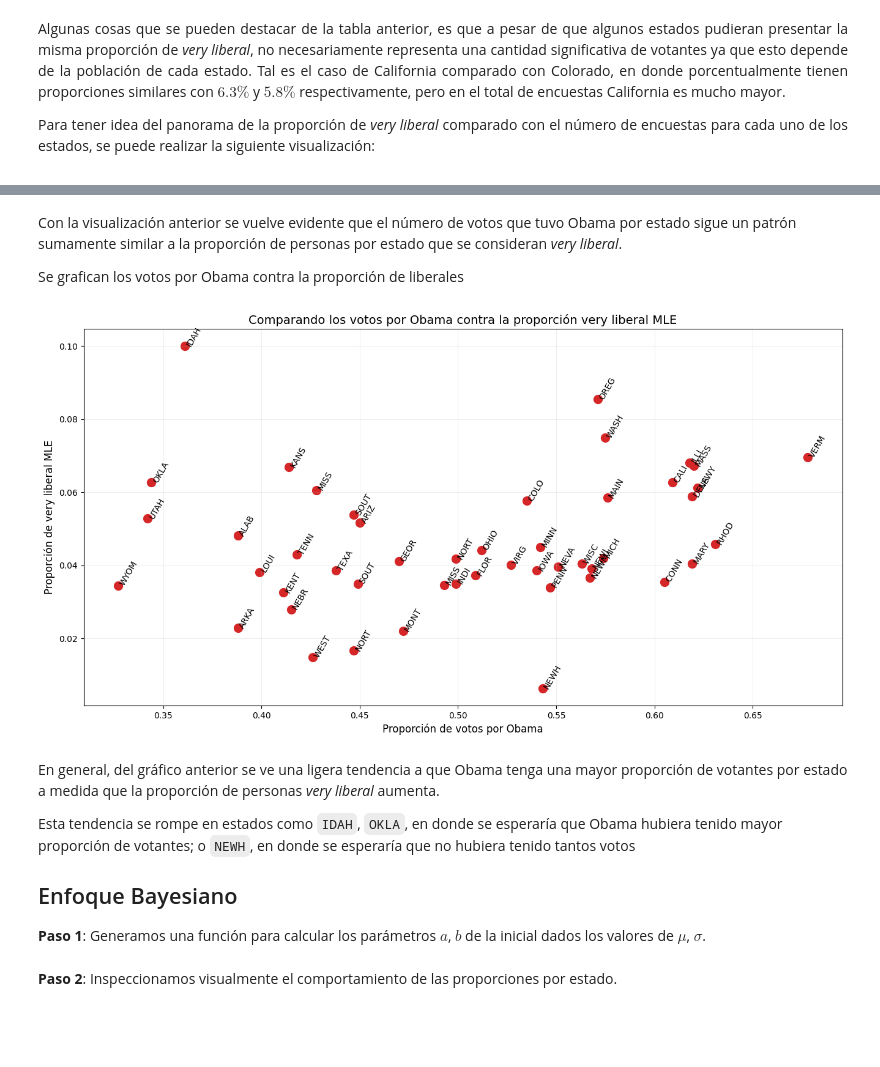
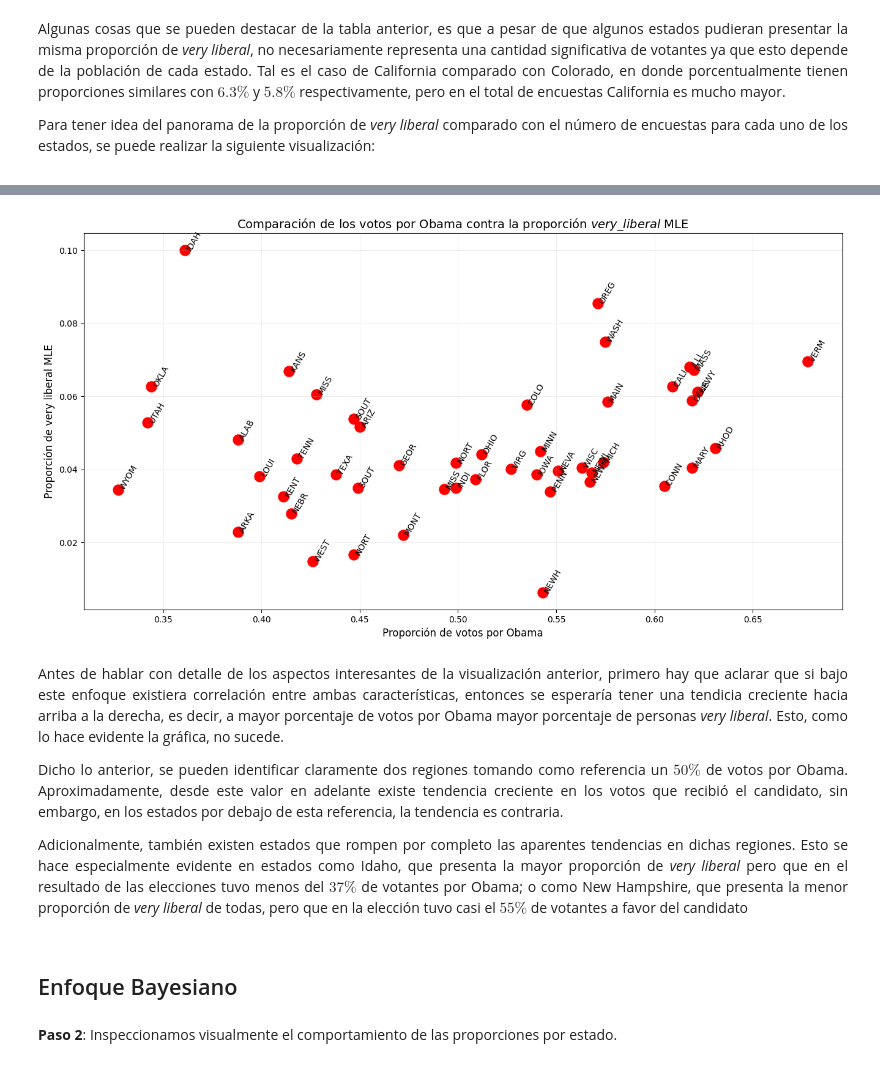
Before and after one commit to CAMM961001/bayes-first-steps, a Jupyter notebook: bayes-first-steps.ipynb, the cells around one changed output, grey strips where cells are left out. Saved outputs shown, nothing was run; the diff lists cells and outputs as text; code cells hidden in the pictures; blank space fills up the shorter version.

Commit message:
Finalizando enfoque frecuentista

```diff
--- a/bayes-first-steps.ipynb
+++ b/bayes-first-steps.ipynb
@@ -173,32 +132,49 @@ plt.show()
-# %% [markdown]
-Con la visualización anterior se vuelve evidente que el número de votos que tuvo Obama por estado sigue un patrón sumamente similar a la proporción de personas por estado que se consideran _very liberal_.
-
-Se grafican los votos por Obama contra la proporción de liberales
 # %%
+#Carga de datos de las elecciones
+results = pd.read_csv('./2008ElectionResult.csv')
+
+#Paso 1: Descartar estados que no son de interés
+results = results[~results['state'].isin(['District of Columbia', 'Hawaii', 'Alaska'])]
+
+#Paso 2: Formatear el nombre de los estados para compatibilidad
+results['state'] = results['state'].str.lower()
+
+#Paso 3: Se incorpora la información al conjunto de datos
+prop = pd.merge(left=prop,
+                right=results[['state', 'vote_Obama_pct']],
+                how='left',
+                on='state')
+
+#Graficando votos por Obama contra proporción very liberal
 plt.figure(figsize=plot_settings['figsize'])
-plt.scatter(x=prop['vote_Obama_pct']/100, y=prop['prop_mle'], color='tab:red', s=100)
+plt.scatter(x=prop['vote_Obama_pct']/100, y=prop['prop_mle'], color='red', s=150)
 
+#Anotaciones y estilo
 for idx in prop.index:
     x = prop.loc[idx]['vote_Obama_pct']/100
     y = prop.loc[idx]['prop_mle']
     s = prop.loc[idx]['state'].upper().replace(' ', '')[0:4]
     plt.text(x=x, y=y, s=s, fontsize=plot_settings['annotation'], rotation=60)
-
-plt.title('Comparando los votos por Obama contra la proporción very liberal MLE', fontsize=plot_settings['title'])
+plt.title(r'Comparación de los votos por Obama contra la proporción $very\_liberal$ MLE', fontsize=plot_settings['title'])
 plt.xlabel('Proporción de votos por Obama', fontsize=plot_settings['text'])
 plt.ylabel('Proporción de very liberal MLE', fontsize=plot_settings['text'])
 plt.grid(alpha=0.2)
 
 plt.show()
 # %% [output]
-[figure, old version]
+[figure, new version]
 # %% [markdown]
-En general, del gráfico anterior se ve una ligera tendencia a que Obama tenga una mayor proporción de votantes por estado a medida que la proporción de personas _very liberal_ aumenta.
+<div style="text-align: justify">
 
-Esta tendencia se rompe en estados como `IDAH`, `OKLA`, en donde se esperaría que Obama hubiera tenido mayor proporción de votantes; o `NEWH`, en donde se esperaría que no hubiera tenido tantos votos
+Antes de hablar con detalle de los aspectos interesantes de la visualización anterior, primero hay que aclarar que si bajo este enfoque existiera correlación entre ambas características, entonces se esperaría tener una tendicia creciente hacia arriba a la derecha, es decir, a mayor porcentaje de votos por Obama mayor porcentaje de personas _very liberal_. Esto, como lo hace evidente la gráfica, no sucede.
 
-## Enfoque Bayesiano
-**Paso 1**: Generamos una función para calcular los parámetros $a$, $b$ de la inicial dados los valores de $\mu$, $\sigma$.
+Dicho lo anterior, se pueden identificar claramente dos regiones tomando como referencia un $50\%$ de votos por Obama. Aproximadamente, desde este valor en adelante existe tendencia creciente en los votos que recibió el candidato, sin embargo, en los estados por debajo de esta referencia, la tendencia es contraria.
+
+Adicionalmente, también existen estados que rompen por completo las aparentes tendencias en dichas regiones. Esto se hace especialmente evidente en estados como Idaho, que presenta la mayor proporción de _very liberal_ pero que en el resultado de las elecciones tuvo menos del $37\%$ de votantes por Obama; o como New Hampshire, que presenta la menor proporción de _very liberal_ de todas, pero que en la elección tuvo casi el $55\%$ de votantes a favor del candidato
+
+</div>
+# %% [markdown]
+## Enfoque Bayesiano
 # %%
 def get_beta_params(mu, var):
     a = mu * (-mu**2 + mu - var) / var
```
Also changed, not shown: parts of 8 cells of this notebook.
